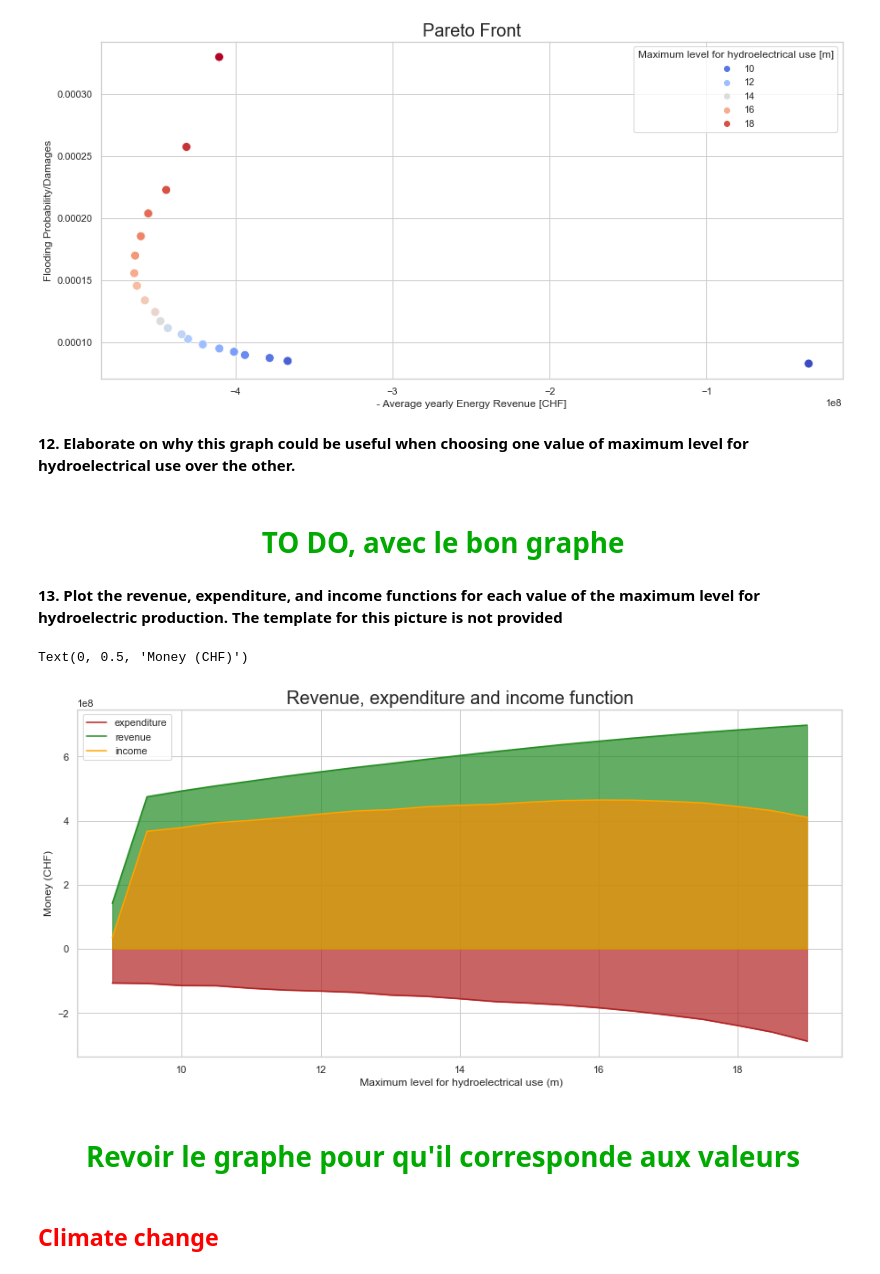
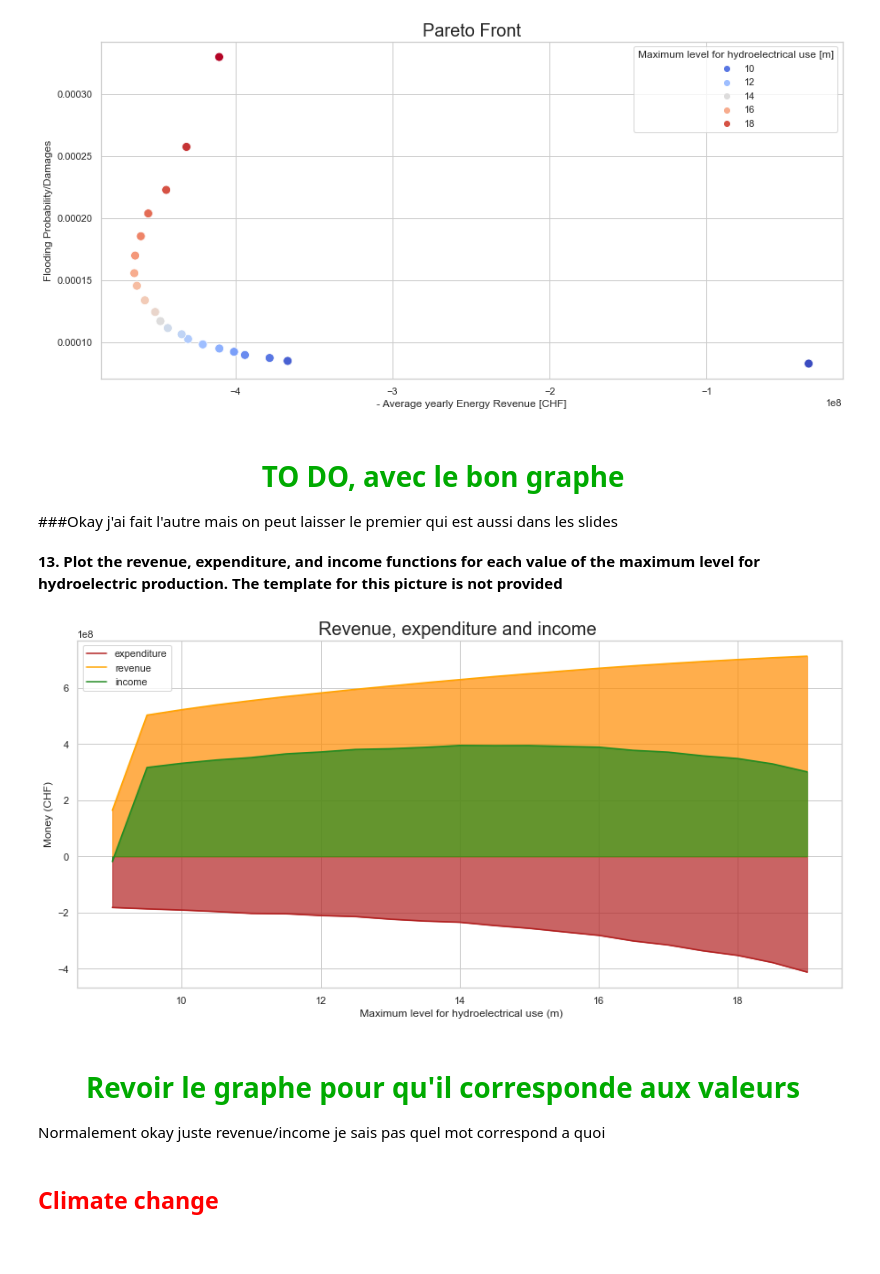
Before and after one commit to romainphan/WRE, a Jupyter notebook: Main.ipynb, the cells around one changed output. Cells and saved outputs as stored; diff of their text form; code cells hidden in the pictures; blank space fills up the shorter version.

```diff
--- a/Main.ipynb
+++ b/Main.ipynb
@@ -307,37 +321,33 @@ plt.show()
 Text(0.5, 1.0, 'Pareto Front')
 <Figure size 1440x504 with 0 Axes>
 [figure]
-# %% [markdown]
-**12. Elaborate on why this graph could be useful when choosing one value of maximum
-level for hydroelectrical use over the other.**
 # %% [markdown]
 <h1 style="text-align:center; color:#00AA00"> TO DO, avec le bon graphe</h1>
+###Okay j'ai fait l'autre mais on peut laisser le premier qui est aussi dans les slides
 # %% [markdown]
 **13. Plot the revenue, expenditure, and income functions for each value of the maximum
 level for hydroelectric production. The template for this picture is not provided**
 # %%
-# data from United Nations World Population Prospects (Revision 2019)
-# https://population.un.org/wpp/, license: CC BY 3.0 IGO
-year = [1950, 1960, 1970, 1980, 1990, 2000, 2010, 2018]
-
+ex=[]
+for i in range (0,len(damages)):
+    ex.append(-damages[i])
 figure=plt.figure(figsize=(15,7))
 plt.plot(lmax,ex,label="expenditure",color="firebrick")
-plt.plot(lmax,revenue,label="revenue",color="forestgreen")
-plt.plot(lmax,money,label="income",color="orange")
+plt.plot(lmax,revenue,label="revenue",color="orange")
+plt.plot(lmax,money,label="income",color="forestgreen")
 
 plt.fill_between(lmax, ex,  color="firebrick",alpha=0.7)
-plt.fill_between(lmax, revenue,  color="forestgreen",alpha=0.7)
-plt.fill_between(lmax, money,  color="darkorange",alpha=0.7)
+plt.fill_between(lmax, revenue,  color="darkorange",alpha=0.7)
+plt.fill_between(lmax, money,  color="forestgreen",alpha=0.7)
 plt.legend()
-plt.title('Revenue, expenditure and income function',size=20)
+plt.title('Revenue, expenditure and income ',size=20)
 plt.xlabel(' Maximum level for hydroelectrical use (m)')
 plt.ylabel('Money (CHF)')
 plt.show()
 # %% [output]
-Text(0, 0.5, 'Money (CHF)')
-[figure, old version]
+[figure, new version]
 # %% [markdown]
-<h1 style="text-align:center; color:#00AA00">Revoir le graphe pour qu'il corresponde aux valeurs</h1>
+<h1 style="text-align:center; color:#00AA00">Revoir le graphe pour qu'il corresponde aux valeurs</h1> Normalement okay juste revenue/income je sais pas quel mot correspond a quoi
 # %% [markdown]
 <h2 style="color:red">  Climate change </h2>
 # %%
```
Also changed, not shown: parts of 12 cells of this notebook.
